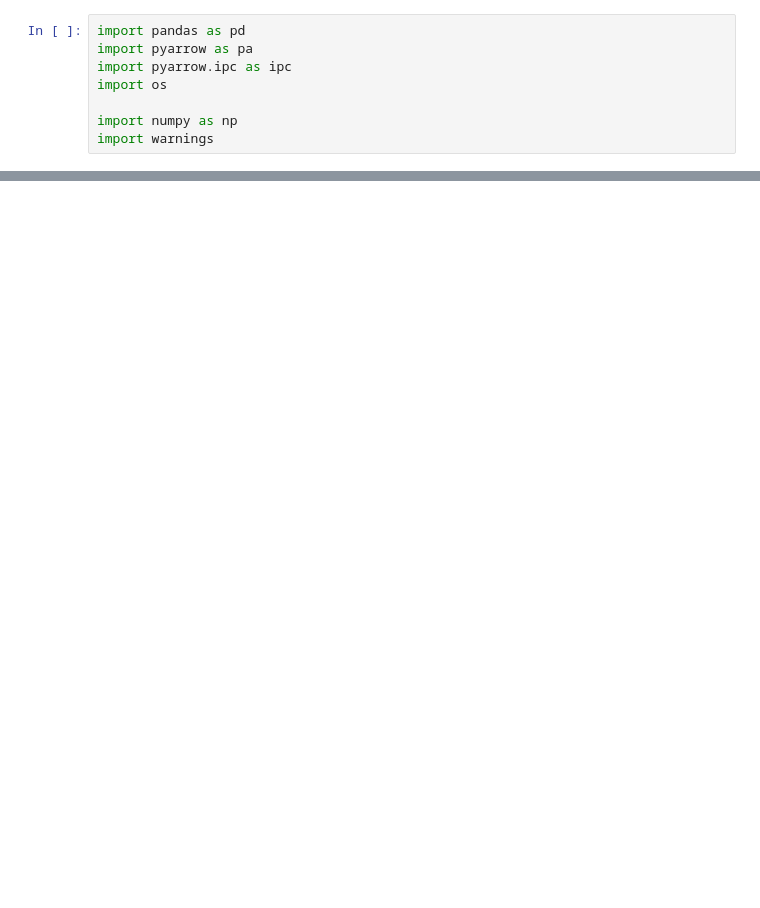
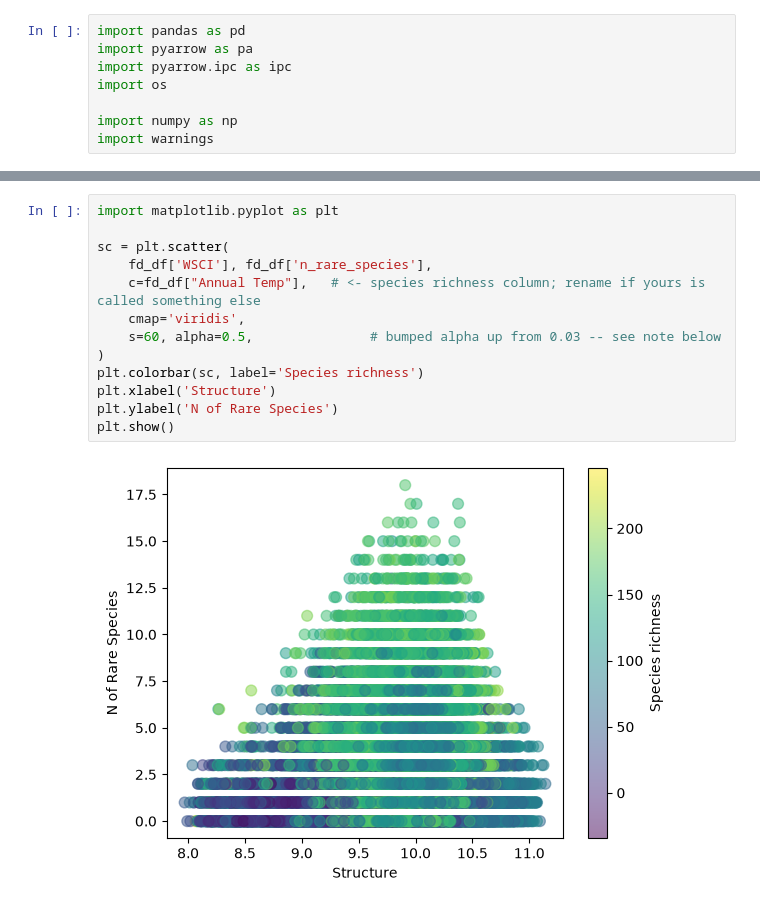
Before and after one commit to qiulinlx/FD_Stability, a Jupyter notebook: scratch.ipynb, the cells around one changed output, grey strips where cells are left out. Saved outputs shown, nothing was run; the diff lists cells and outputs as text; blank space fills up the shorter version.

```diff
--- a/scratch.ipynb
+++ b/scratch.ipynb
@@ -88,0 +49,15 @@ pid_df.merge(df, on='PID', how='inner').to_csv('data/lookup/PID_location_v3.csv'
+# %%
+import matplotlib.pyplot as plt
+
+sc = plt.scatter(
+    fd_df['WSCI'], fd_df['n_rare_species'],
+    c=fd_df["Annual Temp"],   # <- species richness column; rename if yours is called something else
+    cmap='viridis',
+    s=60, alpha=0.5,               # bumped alpha up from 0.03 -- see note below
+)
+plt.colorbar(sc, label='Species richness')
+plt.xlabel('Structure')
+plt.ylabel('N of Rare Species')
+plt.show()
+# %% [output]
+[figure, added]
```
Also changed, not shown: parts of 17 cells of this notebook, 13 other files.
